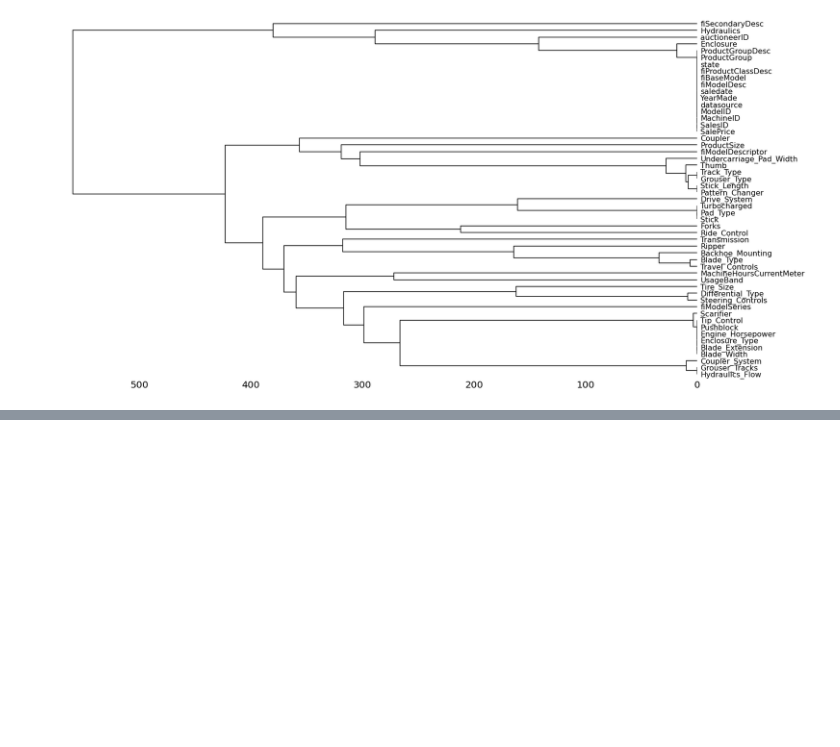
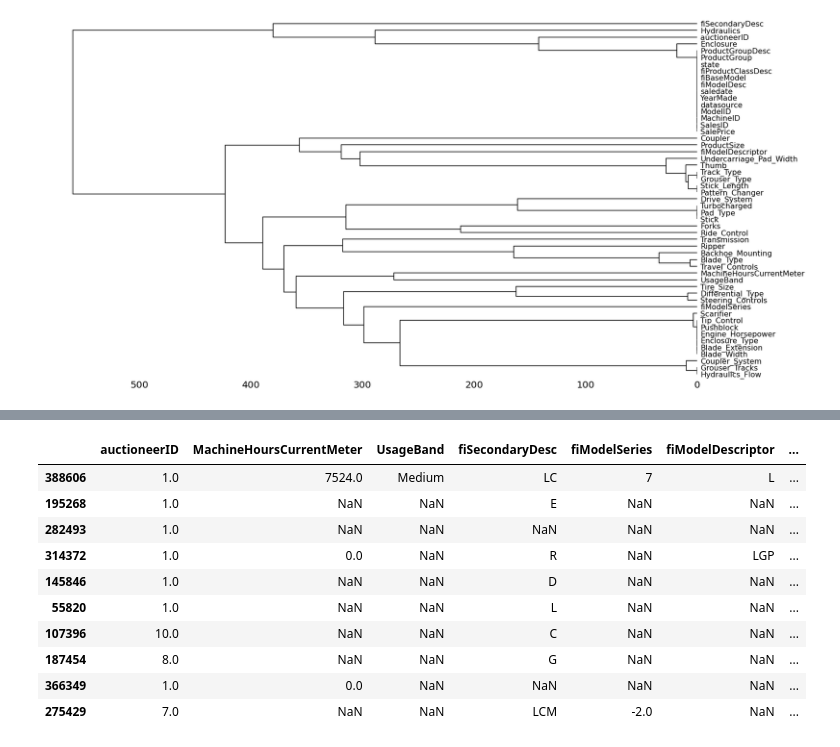
Before and after one commit to TROISTROIS/BLUE-BOOK-FOR-BULLDOZERS, a Jupyter notebook: blue-book-for-bulldozers.ipynb, the cells around one changed output, grey strips where cells are left out. Drawn from its saved outputs; the diff is of its cells as text; code cells hidden in the pictures; blank space fills up the shorter version.

```diff
--- a/blue-book-for-bulldozers.ipynb
+++ b/blue-book-for-bulldozers.ipynb
@@ -296,0 +308,5 @@ mno.dendrogram(df)
+# %%
+# looking at unique values yto know which data types to change
+pd.set_option("Display.max_rows", None)
+# nunique counts the unique values in every column and dropna=true means we ignore nan values and .sort sorts the values in ascending order
+print(df.nunique(dropna=True).sort_values())
@@ -296,0 +331,16 @@ mno.dendrogram(df)
+# %%
+# dataframe with null columns
+mynull_cols = df[null_cols]
+mynull_cols.sample(10)
+# %% [output]
+|  | auctioneerID | MachineHoursCurrentMeter | UsageBand | fiSecondaryDesc | fiModelSeries | fiModelDescriptor | ... |
+| 388606 | 1.0 | 7524.0 | Medium | LC | 7 | L | ... |
+| 195268 | 1.0 | NaN | NaN | E | NaN | NaN | ... |
+| 282493 | 1.0 | NaN | NaN | NaN | NaN | NaN | ... |
+| 314372 | 1.0 | 0.0 | NaN | R | NaN | LGP | ... |
+| 145846 | 1.0 | NaN | NaN | D | NaN | NaN | ... |
+| 55820 | 1.0 | NaN | NaN | L | NaN | NaN | ... |
+| 107396 | 10.0 | NaN | NaN | C | NaN | NaN | ... |
+| 187454 | 8.0 | NaN | NaN | G | NaN | NaN | ... |
+| 366349 | 1.0 | 0.0 | NaN | NaN | NaN | NaN | ... |
+| 275429 | 7.0 | NaN | NaN | LCM | -2.0 | NaN | ... |
```
Also changed, not shown: parts of 24 cells of this notebook.
